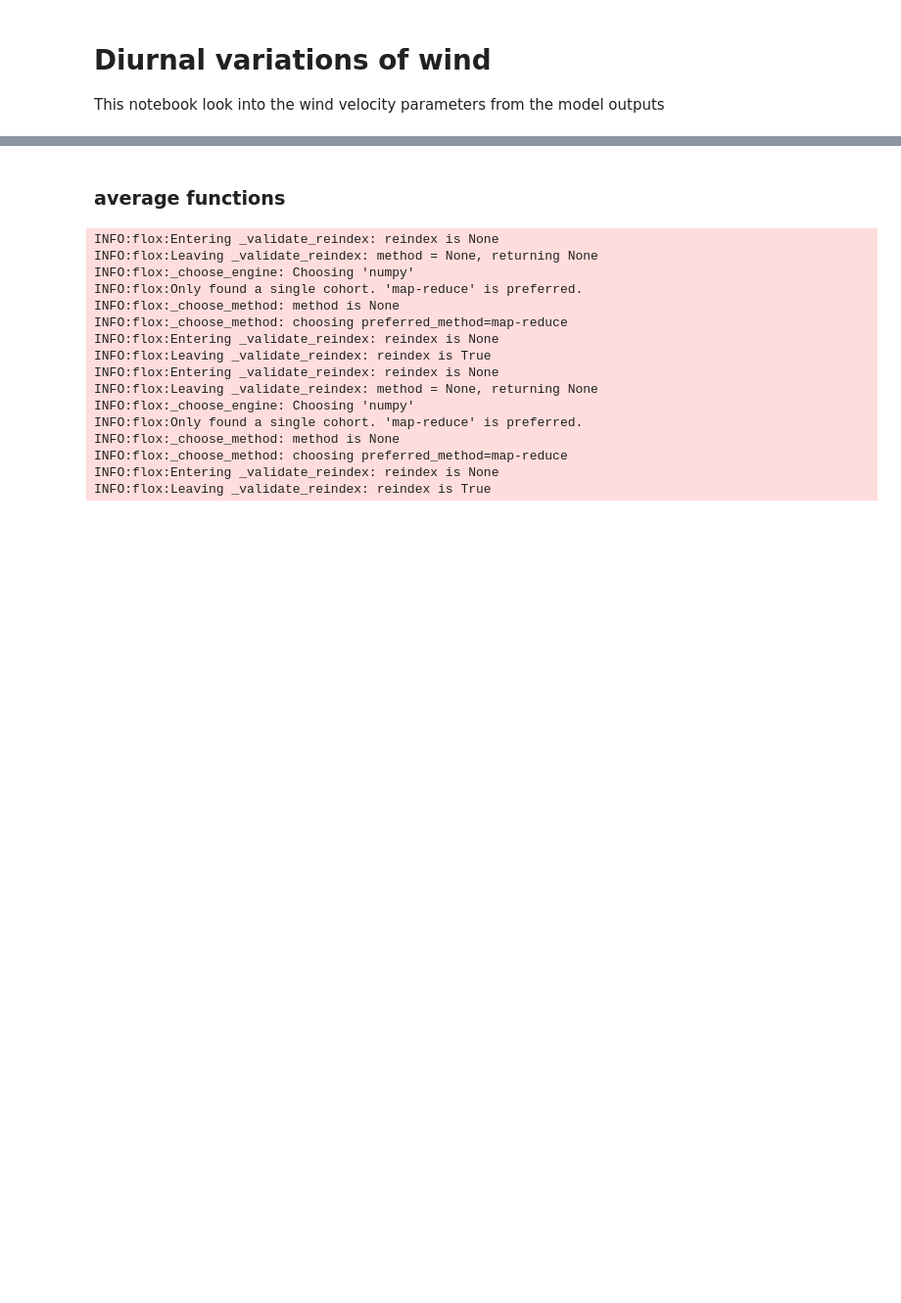
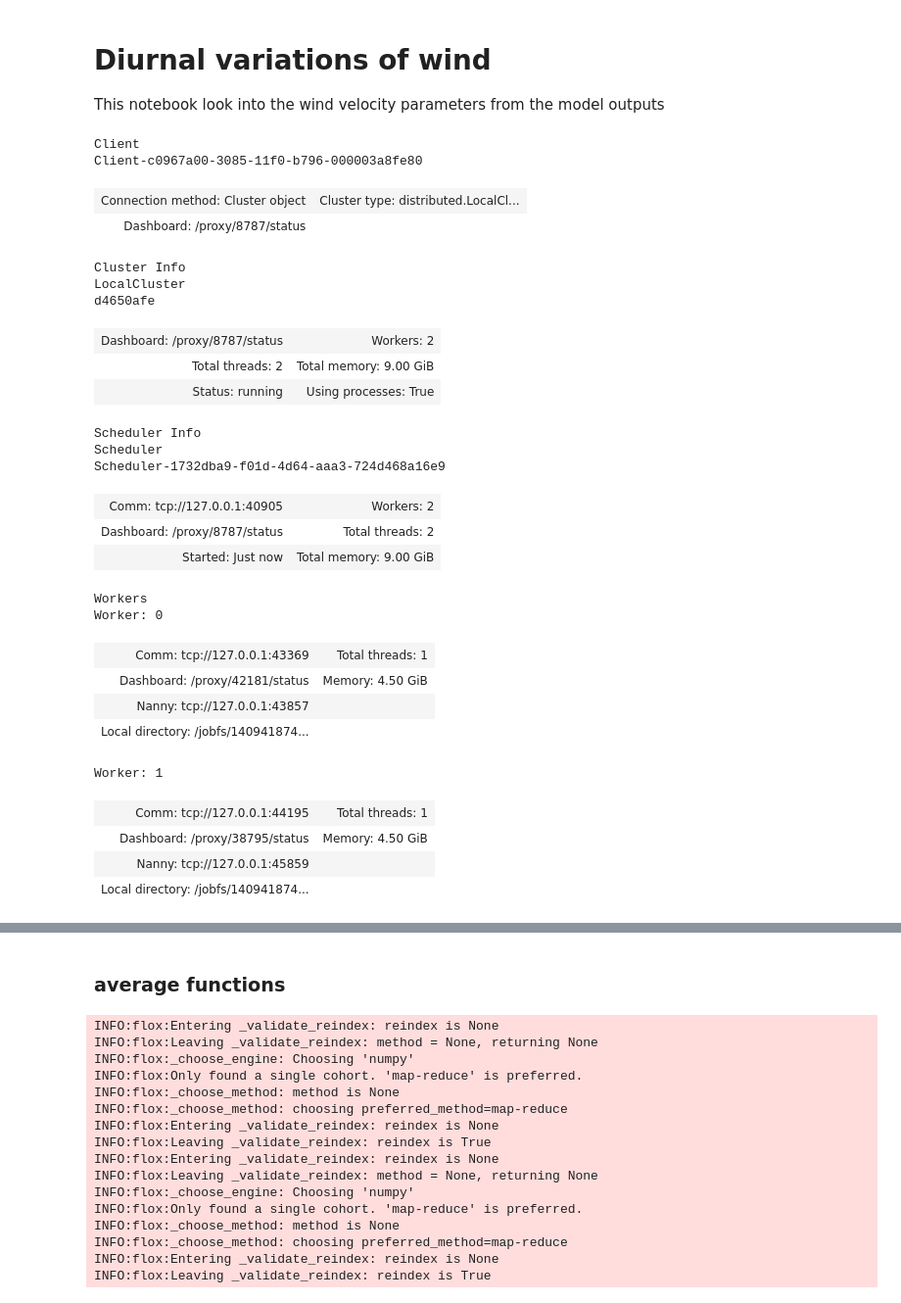
Before and after one commit to 21centuryweather/hk25-AusNode-coastal, a Jupyter notebook: analysis/diurnal_wind_cycle.ipynb, the cells around one changed output, grey strips where cells are left out. Shown at 98% size. Cells and saved outputs as stored; diff of their text form; code cells hidden in the pictures; blank space fills up the shorter version.

```diff
--- a/analysis/diurnal_wind_cycle.ipynb
+++ b/analysis/diurnal_wind_cycle.ipynb
@@ -15,3 +19,34 @@ import numpy as np
+# %%
+client=Client()
+client
+# %% [output]
+Client
+Client-c0967a00-3085-11f0-b796-000003a8fe80
+| Connection method: Cluster object | Cluster type: distributed.LocalCl... |
+| Dashboard: /proxy/8787/status |  |
+Cluster Info
+LocalCluster
+d4650afe
+| Dashboard: /proxy/8787/status | Workers: 2 |
+| Total threads: 2 | Total memory: 9.00 GiB |
+| Status: running | Using processes: True |
+Scheduler Info
+Scheduler
+Scheduler-1732dba9-f01d-4d64-aaa3-724d468a16e9
+| Comm: tcp://127.0.0.1:40905 | Workers: 2 |
+| Dashboard: /proxy/8787/status | Total threads: 2 |
+| Started: Just now | Total memory: 9.00 GiB |
+Workers
+Worker: 0
+| Comm: tcp://127.0.0.1:43369 | Total threads: 1 |
+| Dashboard: /proxy/42181/status | Memory: 4.50 GiB |
+| Nanny: tcp://127.0.0.1:43857 |  |
+| Local directory: /jobfs/140941874... |  |
+Worker: 1
+| Comm: tcp://127.0.0.1:44195 | Total threads: 1 |
+| Dashboard: /proxy/38795/status | Memory: 4.50 GiB |
+| Nanny: tcp://127.0.0.1:45859 |  |
+| Local directory: /jobfs/140941874... |  |
 # %%
 data_2d_z2 = "/g/data/qx55/uk_node/glm.n2560_RAL3p3/data.healpix.PT1H.z6.zarr" #PT1H is hourly data
 ds = xr.open_zarr(data_2d_z2)
```
Also changed, not shown: parts of 17 cells of this notebook.
